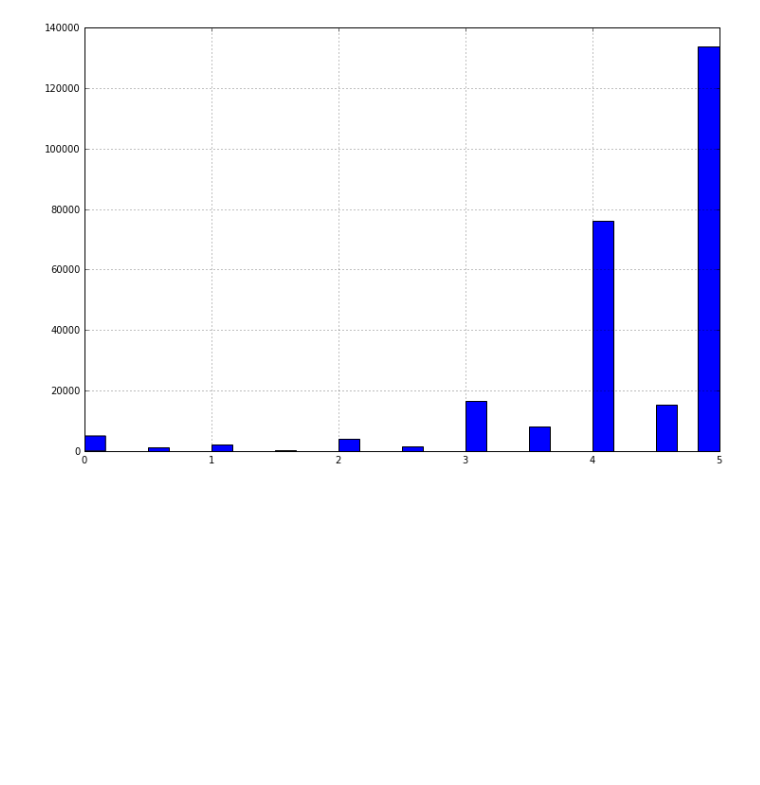
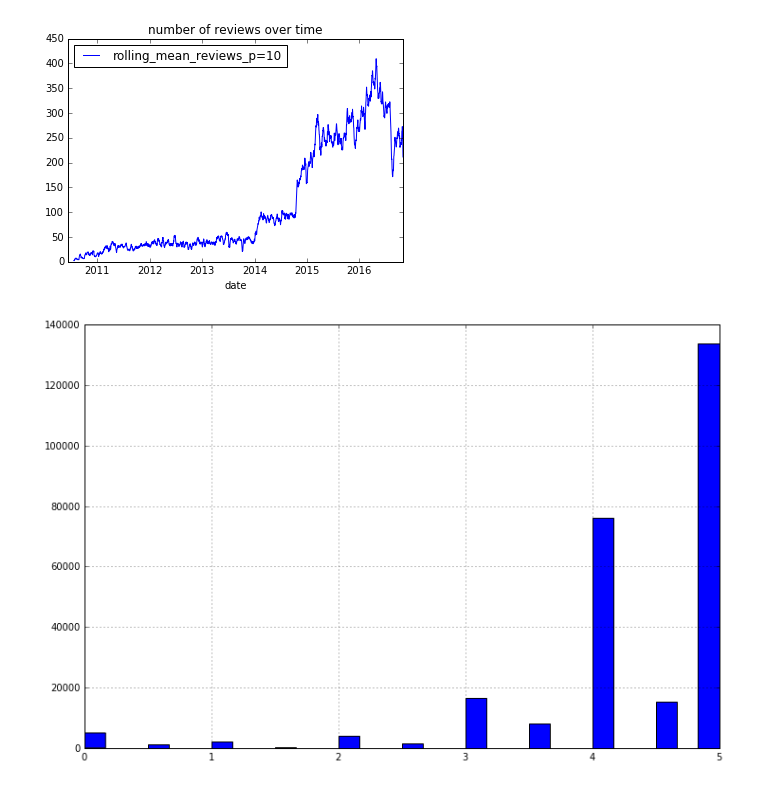
Before and after one commit to nateGeorge/canna-recommend, a Jupyter notebook: leafly/reviews_EDA.ipynb, the cells around one changed output. Saved outputs shown, nothing was run; the diff lists cells and outputs as text; code cells hidden in the pictures; blank space fills up the shorter version.

Commit message:
FEAT: look at reviews over time

```diff
--- a/leafly/reviews_EDA.ipynb
+++ b/leafly/reviews_EDA.ipynb
@@ -8,0 +23,6 @@ df = eld.load_data()
+# %%
+date_df = df.groupby('date').count()
+# %%
+date_df_ts = date_df.reset_index()
+# %%
+date_df_ts['rolling_mean_reviews_p=10'] = pd.rolling_mean(date_df_ts.review, window=10)
@@ -9,3 +40,8 @@ df = eld.load_data()
+# %%
+f = date_df_ts.plot(x='date', y='rolling_mean_reviews_p=10')
+t = plt.title('number of reviews over time')
+# %% [output]
+[figure, added]
 # %%
 f = plt.figure(figsize=(12, 8))
 ax = plt.gca()
```
Also changed, not shown: parts of 37 cells of this notebook.
